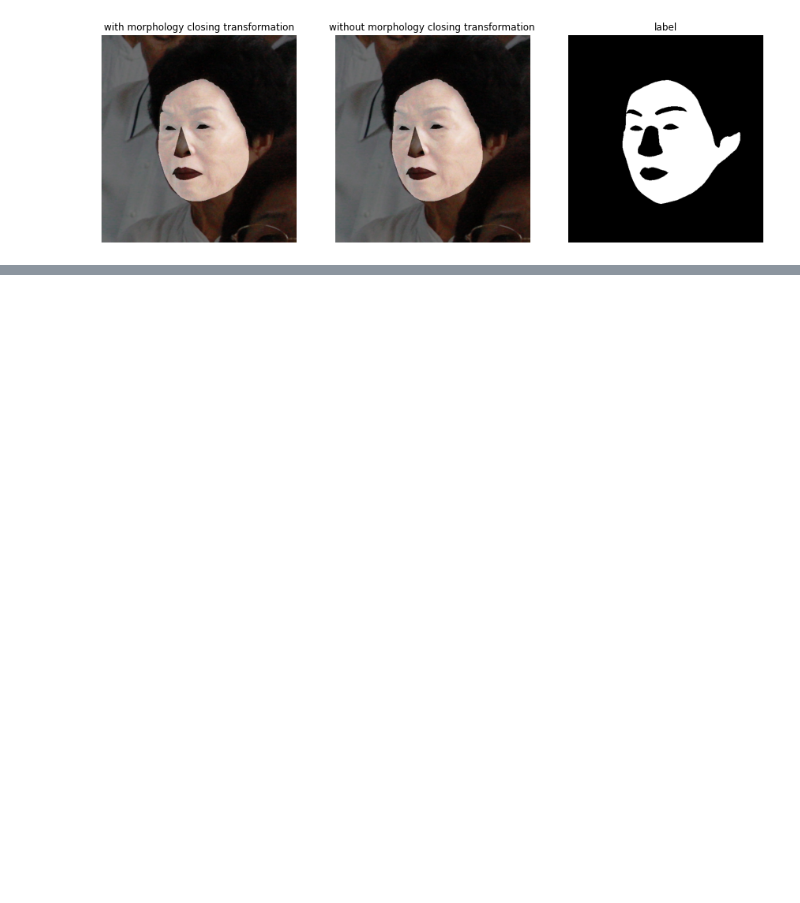
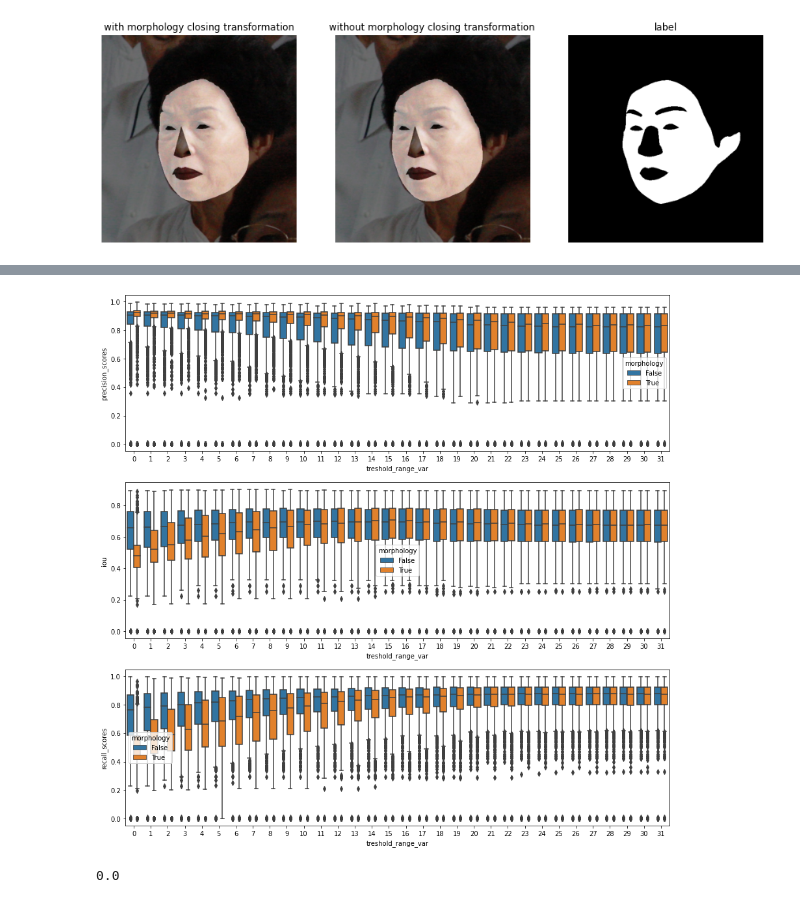
Before and after one commit to waczjoan/Face-Morph, a Jupyter notebook: SkinDetection/skinDetectionWithFaceLandmarks.ipynb, the cells around one changed output, grey strips where cells are left out. Saved outputs shown, nothing was run; the diff lists cells and outputs as text; code cells hidden in the pictures; blank space fills up the shorter version.

Commit message:
get results skin detection plus landmarks

```diff
--- a/SkinDetection/skinDetectionWithFaceLandmarks.ipynb
+++ b/SkinDetection/skinDetectionWithFaceLandmarks.ipynb
@@ -672,4 +672,4 @@ def calculate_metrics_grid_search_var(images_train, treshold_range_vars):
 
     return df
 # %%
-df_results  = calculate_metrics_grid_search_var(images_train, treshold_range_vars = [1,10,50])
+#df_results  = calculate_metrics_grid_search_var(images_train, treshold_range_vars = range(32))
@@ -702,0 +700,11 @@ _ = sns.boxplot(x="treshold_range_var", y="recall_scores",  hue = 'morphology',
+# %%
+fig, ax = plt.subplots(3,1, figsize = (15,15))
+_ = sns.boxplot(x="treshold_range_var", y="precision_scores", hue = 'morphology', data=df_results_to_show, ax = ax[0])
+_ = sns.boxplot(x="treshold_range_var", y="iou",  hue = 'morphology', data=df_results_to_show, ax = ax[1])
+_ = sns.boxplot(x="treshold_range_var", y="recall_scores",  hue = 'morphology', data=df_results_to_show, ax = ax[2])
+# %% [output]
+[figure, added]
+# %%
+df_results_to_show['iou'].min()
+# %% [output]
+0.0
```
Also changed, not shown: parts of 10 cells of this notebook, 1 other file.
